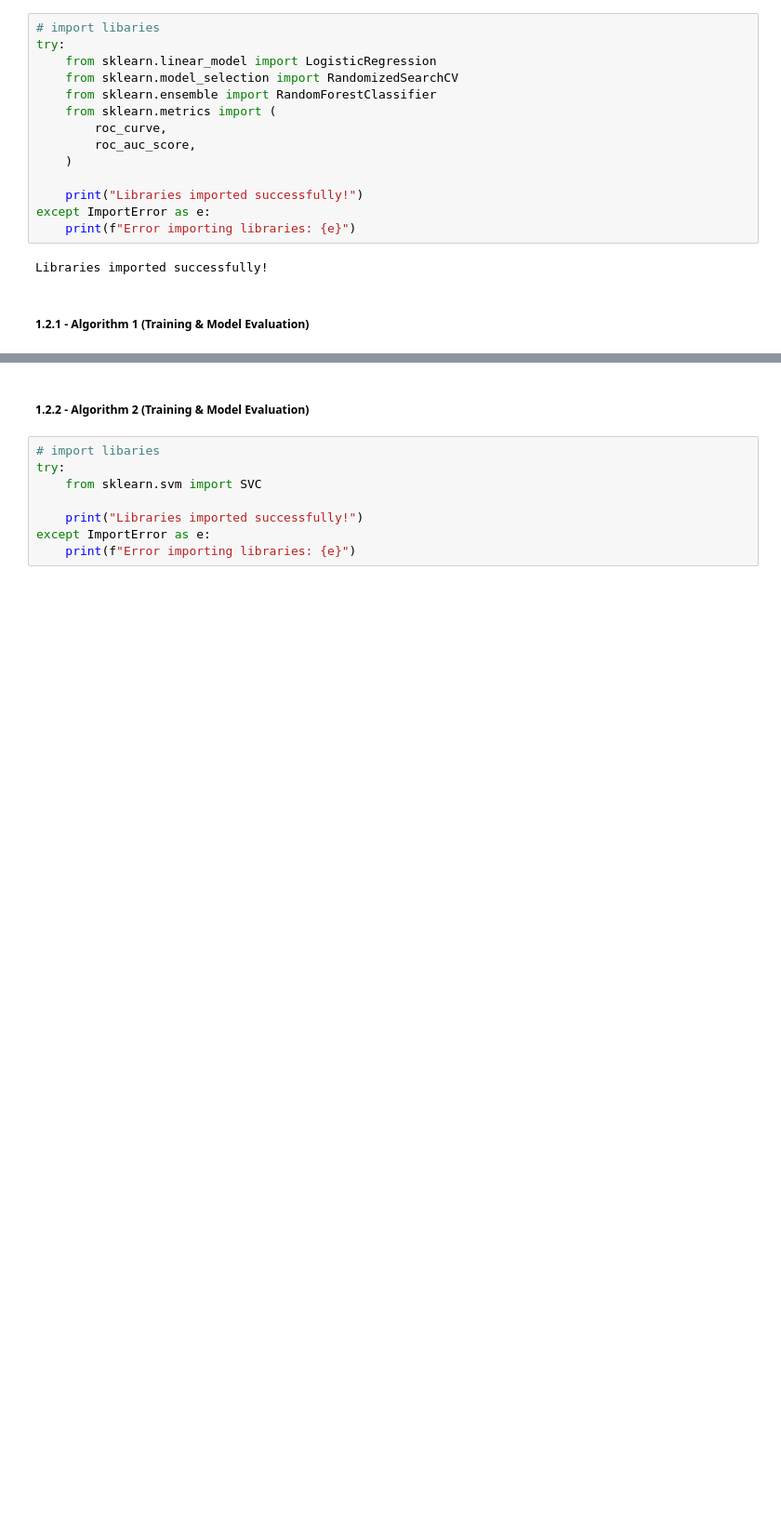
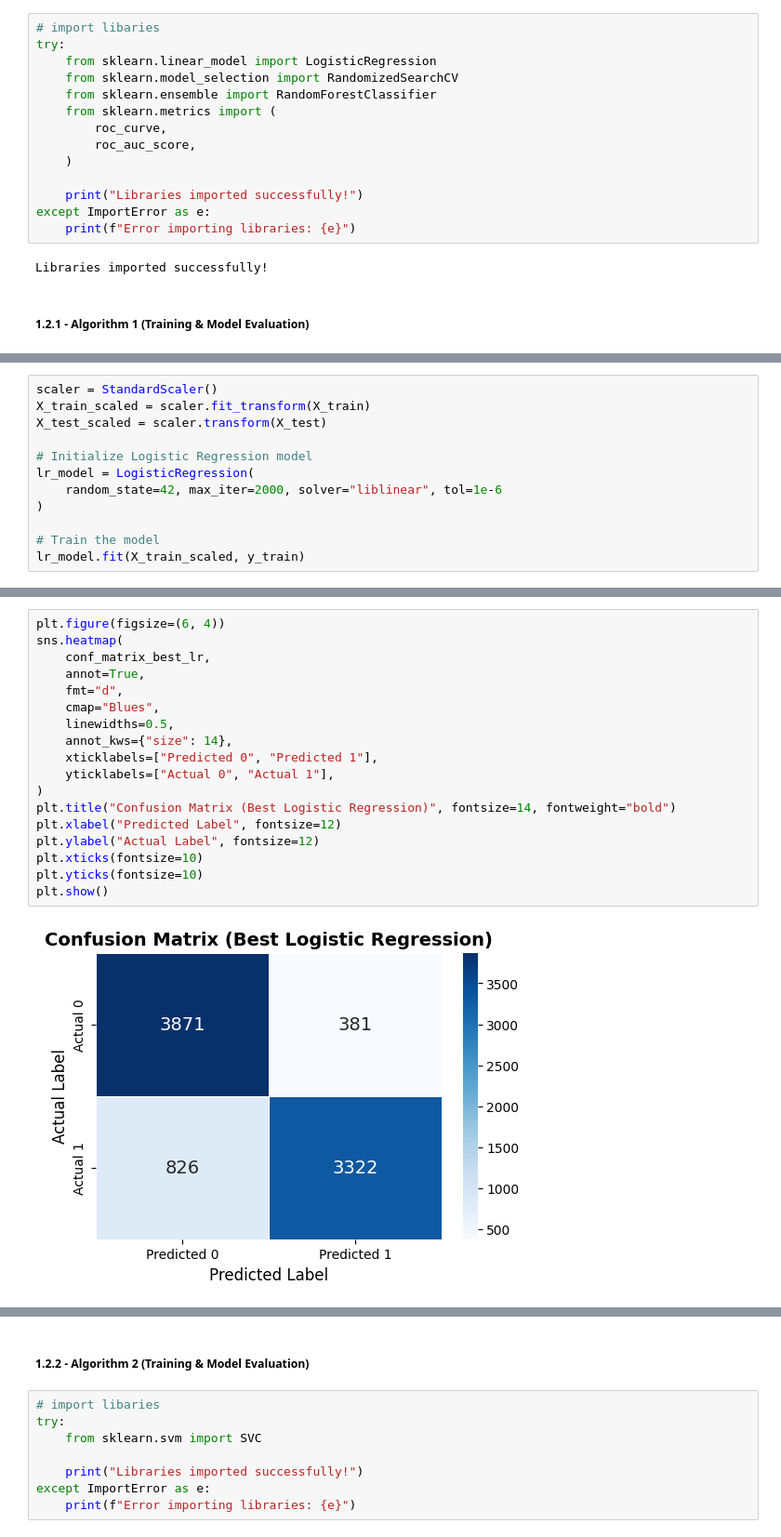
Before and after one commit to janaveniice/UoG-DA_Group17, a Jupyter notebook: los-nlos-model/model.ipynb, the cells around one changed output, grey strips where cells are left out. Shown at 93% size. Drawn from its saved outputs; the diff is of its cells as text; blank space fills up the shorter version.

```diff
--- a/los-nlos-model/model.ipynb
+++ b/los-nlos-model/model.ipynb
@@ -980,0 +1100,12 @@ plt.show()
+# %%
+scaler = StandardScaler()
+X_train_scaled = scaler.fit_transform(X_train)
+X_test_scaled = scaler.transform(X_test)
+
+# Initialize Logistic Regression model
+lr_model = LogisticRegression(
+    random_state=42, max_iter=2000, solver="liblinear", tol=1e-6
+)
+
+# Train the model
+lr_model.fit(X_train_scaled, y_train)
@@ -980,0 +1330,20 @@ plt.show()
+# %%
+plt.figure(figsize=(6, 4))
+sns.heatmap(
+    conf_matrix_best_lr,
+    annot=True,
+    fmt="d",
+    cmap="Blues",
+    linewidths=0.5,
+    annot_kws={"size": 14},
+    xticklabels=["Predicted 0", "Predicted 1"],
+    yticklabels=["Actual 0", "Actual 1"],
+)
+plt.title("Confusion Matrix (Best Logistic Regression)", fontsize=14, fontweight="bold")
+plt.xlabel("Predicted Label", fontsize=12)
+plt.ylabel("Actual Label", fontsize=12)
+plt.xticks(fontsize=10)
+plt.yticks(fontsize=10)
+plt.show()
+# %% [output]
+[figure, added]
```
Also changed, not shown: parts of 112 cells of this notebook.
